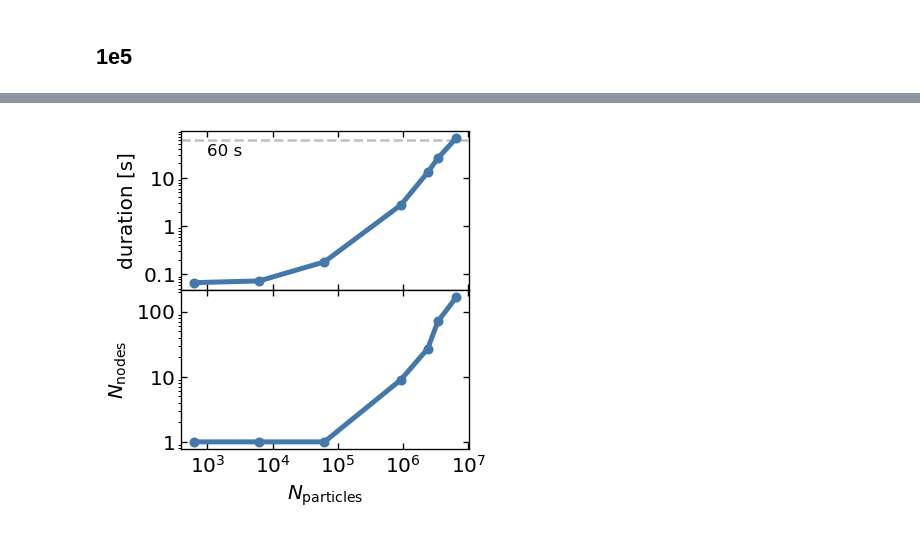
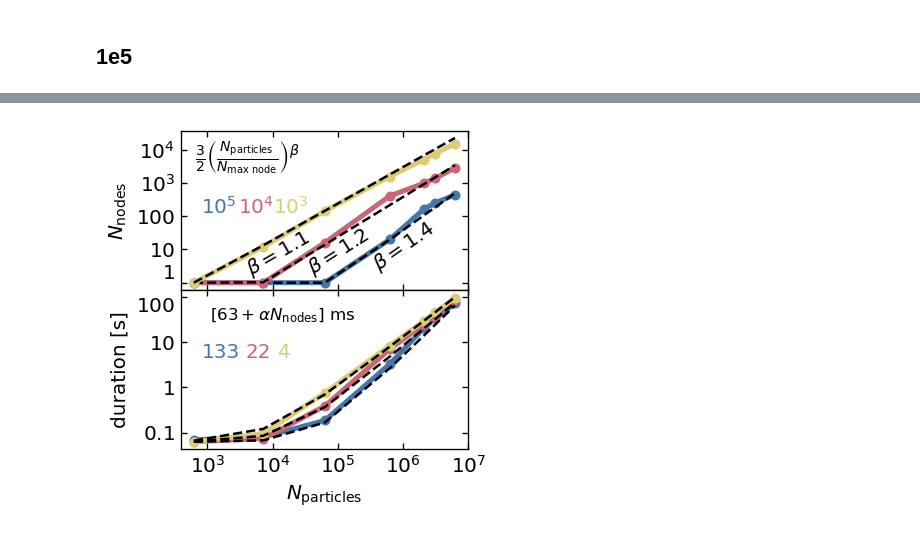
Before and after one commit to ageller/Firefly, a Jupyter notebook: src/firefly/ntbks/performance_testing.ipynb, the cells around one changed output, grey strips where cells are left out. Saved outputs shown, nothing was run; the diff lists cells and outputs as text; code cells hidden in the pictures.

Commit message:
first draft of all performance testing plots

```diff
--- a/src/firefly/ntbks/performance_testing.ipynb
+++ b/src/firefly/ntbks/performance_testing.ipynb
@@ -92,0 +107,9 @@ array([Gas - 622573/6225729 particles - 4 tracked fields,
+# %%
+num = 0
+denom = 0
+for pg in reader.particleGroups:
+    nf = len(pg.field_names)
+    npart = pg.field_arrays.shape[1]
+    num+=nf*npart
+    denom +=npart
+print(num/denom)
@@ -120,7 +145,7 @@ for dec_factors in dec_factorss[i:i+1]:
         pg.getDecimationIndexArray()
         ntot+=pg.dec_inds.size
     print(ntot,end='\t')
-    reader.writeToDisk(extension='.ffly',loud=False)
+    reader.writeToDisk(extension='.json',loud=False)
     ! du -sh ../static/data/FIRESampleData
     i+=1
 # %% [output]
@@ -352,7 +418,7 @@ for i,dec_factor in enumerate(dec_factors):
     this_pg.getDecimationIndexArray()
     for j,this_max in enumerate(maxes):
         init_time = time.time()
-        this_pg.createOctree(npart_max_node=3e5)
+        this_pg.createOctree(npart_max_node=this_max)
         duration = time.time()-init_time
         nnodess[i,j] = len(this_pg.octree.node_list)
         durations[i,j] = duration
@@ -397,26 +457,79 @@ axs = np.array(axs).flatten()
 fig.set_size_inches(latex_columnwidth,latex_columnwidth)
 fig.set_dpi(120)
 fig.subplots_adjust(hspace=0,wspace=0)
-colors = get_distinct(2)#len(maxes))
-axs[0].axhline(60,ls='--',c='gray',alpha=0.5)
-axs[0].text(1e3,50,'60 s',va='top',fontsize=10)
+colors = get_distinct(len(maxes))
+#axs[0].axhline(60,ls='--',c='gray',alpha=0.5)
+#axs[0].text(1e3,50,'60 s',va='top',fontsize=10)
+axs = axs[::-1]
+xs = npointss
 
-xs = npointss
-for j,this_max in enumerate(maxes[:1]):
+for j,this_max in enumerate(maxes[:]):
     ys = durations[:,j]
     axs[0].plot(xs,ys,lw=3,c=colors[j],marker='.',markeredgewidth=3)
 
-nameAxes(axs[0],None,None,'duration [s]',logflag=(1,1))
-for j,this_max in enumerate(maxes[:1]):
+alphas = [150*3/2,30*3/2,5*3/2]
+axs[0].plot(xs,1/alphas[0]*3/2*(xs/1e3)**1.1+ys[0],ls='--',c='k')
+axs[0].plot(xs,1/alphas[1]*3/2*(xs/1e4)**1.2+ys[0],ls='--',c='k')
+axs[0].plot(xs,1/alphas[2]*3/2*(xs/1e5)**1.4+ys[0],ls='--',c='k')
+
+text_xs = [8e2,3.7e3,1.1e4]
+for j in [0,1,2]:
+    axs[0].text(text_xs[j]*1.05,6,"%.0f"%(1000/alphas[2-j]),c=colors[j],
+    va='center',ha='left')
+
+axs[0].text(0.1,0.9,
+#    xs[2]*1.5,((xs/3e5)**1.5+ys[0])[2],
+r'$\left['+
+f'{ys[0]*1e3:0.0f} +'
+#r'\alpha^{-1}\left(\frac{N_\mathrm{particles}}{N_\mathrm{max~node}}\right)^\beta\right]$ s',
+r'\alpha N_\mathrm{nodes} \right]$ ms',
+va='top',ha='left',fontsize=10,transform=axs[0].transAxes)
+
+nameAxes(axs[0],None,'$N_\mathrm{particles}$','duration [s]',logflag=(1,1))
+axs[0].set_yticks([0.1,1,10,100])
+
+
+text_xs = [8e2,3e3,1e4]
+for j,this_max in enumerate(maxes[:]):
+#    if j < 2: continue
+    print(this_max)
     xs = npointss#nnodess[:,j]
     ys = nnodess[:,j]
     axs[1].plot(xs,ys,lw=3,c=colors[j],marker='.',markeredgewidth=3)
+    a,b = fitAXb(np.log10(xs[2-j:]/this_max),np.log10(ys[2-j:]),None,fixed_b=np.log10(1.5))
+    a = np.round(a,1)
+    b=np.round(b,2)
+    print(a,np.round(10**b,1))
+    fn_ys = 10**(np.log10(xs[:]/this_max)*a+b)
+    fn_ys[fn_ys<1] = 1
+    axs[1].plot(xs[:],fn_ys,ls='--',c='k')
 
-nameAxes(axs[1],None,'$N_\mathrm{particles}$','$N_\mathrm{nodes}$',logflag=(1,1))
+
+#axs[1].text(xs[2-j],nnodess[:,j][2-j]/1.25,'$10^{%d}$'%(5-j),c=colors[j],
+for j in [0,1,2]:
+    axs[1].text(text_xs[j],2e2,'$10^{%d}$'%(5-j),c=colors[j],
+    va='center',ha='left')
+
+#j = 1
+#axs[1].text(xs[2-j],nnodess[:,j][2-j]*1.5,'$10^{%d}$'%(5-j),c=colors[j],
+#j = 2
+#axs[1].text(xs[2-j],nnodess[:,j][2-j]*1.5,'$10^{%d}$'%(5-j),c=colors[j],
+
+axs[1].text(3.5e3,1.75,r'$\beta=%.1f$'%1.1,rotation=30)
+axs[1].text(3e4,1.9,r'$\beta=%.1f$'%1.2,rotation=32.5)
+axs[1].text(3e5,2.5,r'$\beta=%.1f$'%1.4,rotation=35)
+
+nameAxes(
+    axs[1],None,'$N_\mathrm{particles}$','$N_\mathrm{nodes}$',
+         logflag=(1,1),
+supertitle=r'$\frac{3}{2}\left(\frac{N_\mathrm{particles}}{N_\mathrm{max~node}}\right)^\beta$')
+axs[1].set_yticks([1,10,100,1e3,1e4])
+
 for ax in axs:
     ax.set_xticks(10**np.array([3,4,5,6,7]))
     ax.set_xticklabels(["$10^{%d}$"%power for power in [3,4,5,6,7]])
     ax.tick_params(top=True,labeltop=False)
     ax.tick_params(right=True,labelright=False,direction='in')
+bufferAxesLabels(axs[::-1],2,1)
 clean_savefig(fig,'Desktop/octree.pdf',latex_columnwidth,latex_columnwidth,plotdir=os.environ['HOME'])
 # %% [output]
@@ -423,2 +542,2 @@ clean_savefig(fig,'Desktop/octree.pdf',latex_columnwidth,latex_columnwidth,plotd
 saving: /Users/agurvich Desktop/octree.pdf
-[figure, old version]
+[figure, new version]
```
Also changed, not shown: parts of 36 cells of this notebook.
